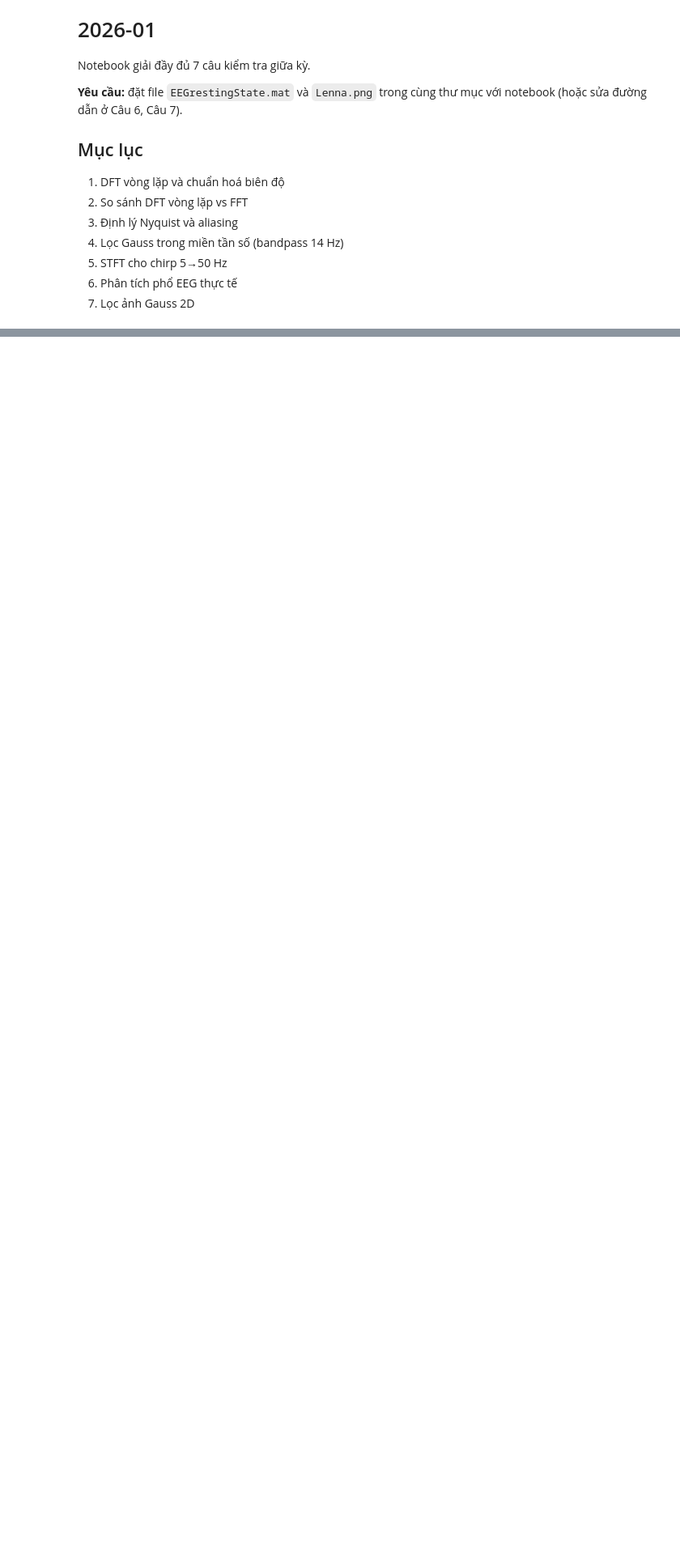
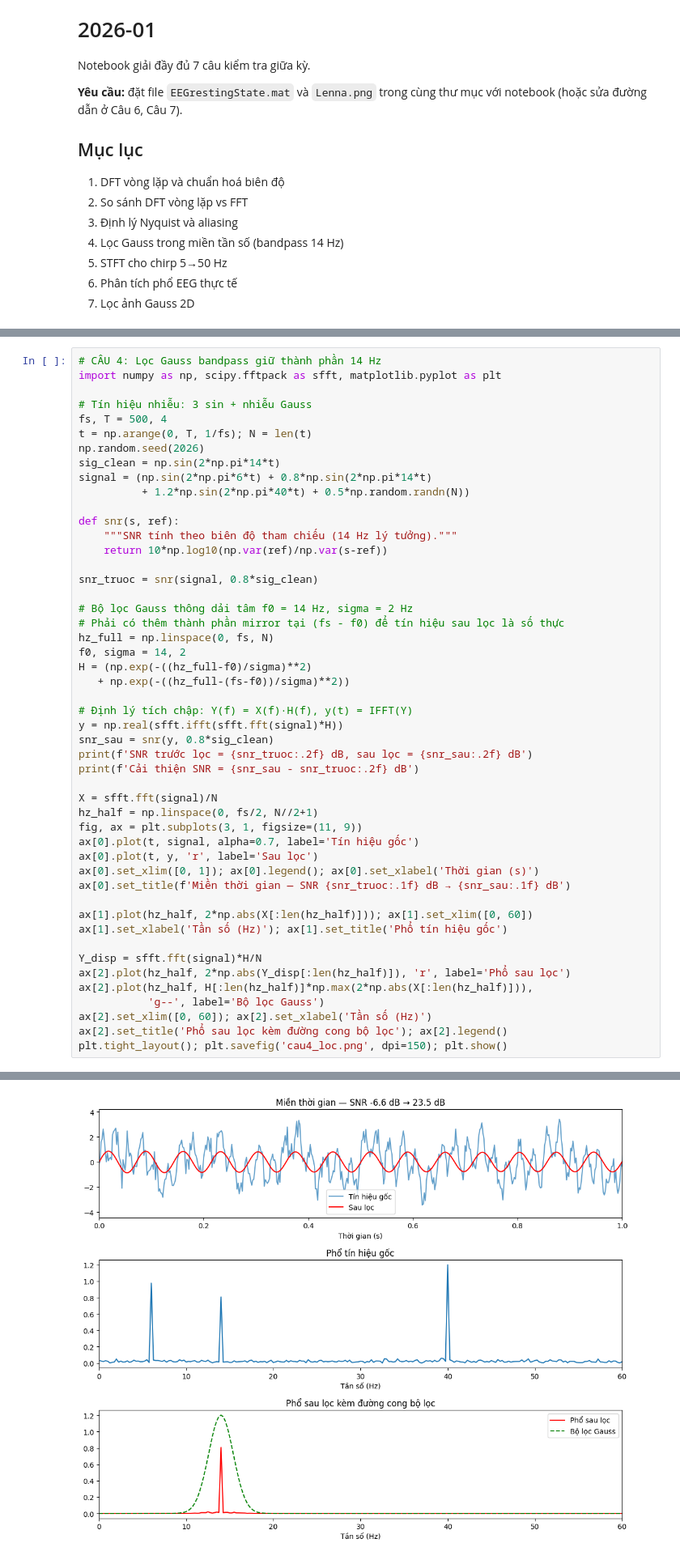
Before and after one commit to Jonathn1001/dsp, a Jupyter notebook: DSP_BienDoiFourier_GiaiBai.ipynb, the cells around one changed output, grey strips where cells are left out. Shown at 81% size. Drawn from its saved outputs; the diff is of its cells as text; blank space fills up the shorter version.

```diff
--- a/DSP_BienDoiFourier_GiaiBai.ipynb
+++ b/DSP_BienDoiFourier_GiaiBai.ipynb
@@ -417,0 +196,50 @@ Tra loi cau hoi phu: HAI ung dung khac cua loc Gauss 2D (ngoai blur va sharpen):
+# %%
+# CÂU 4: Lọc Gauss bandpass giữ thành phần 14 Hz
+import numpy as np, scipy.fftpack as sfft, matplotlib.pyplot as plt
+
+# Tín hiệu nhiễu: 3 sin + nhiễu Gauss
+fs, T = 500, 4
+t = np.arange(0, T, 1/fs); N = len(t)
+np.random.seed(2026)
+sig_clean = np.sin(2*np.pi*14*t)
+signal = (np.sin(2*np.pi*6*t) + 0.8*np.sin(2*np.pi*14*t)
+          + 1.2*np.sin(2*np.pi*40*t) + 0.5*np.random.randn(N))
+
+def snr(s, ref):
+    """SNR tính theo biên độ tham chiếu (14 Hz lý tưởng)."""
+    return 10*np.log10(np.var(ref)/np.var(s-ref))
+
+snr_truoc = snr(signal, 0.8*sig_clean)
+
+# Bộ lọc Gauss thông dải tâm f0 = 14 Hz, sigma = 2 Hz
+# Phải có thêm thành phần mirror tại (fs - f0) để tín hiệu sau lọc là số thực
+hz_full = np.linspace(0, fs, N)
+f0, sigma = 14, 2
+H = (np.exp(-((hz_full-f0)/sigma)**2)
+   + np.exp(-((hz_full-(fs-f0))/sigma)**2))
+
+# Định lý tích chập: Y(f) = X(f)·H(f), y(t) = IFFT(Y)
+y = np.real(sfft.ifft(sfft.fft(signal)*H))
+snr_sau = snr(y, 0.8*sig_clean)
+print(f'SNR trước lọc = {snr_truoc:.2f} dB, sau lọc = {snr_sau:.2f} dB')
+print(f'Cải thiện SNR = {snr_sau - snr_truoc:.2f} dB')
+
+X = sfft.fft(signal)/N
+hz_half = np.linspace(0, fs/2, N//2+1)
+fig, ax = plt.subplots(3, 1, figsize=(11, 9))
+ax[0].plot(t, signal, alpha=0.7, label='Tín hiệu gốc')
+ax[0].plot(t, y, 'r', label='Sau lọc')
+ax[0].set_xlim([0, 1]); ax[0].legend(); ax[0].set_xlabel('Thời gian (s)')
+ax[0].set_title(f'Miền thời gian — SNR {snr_truoc:.1f} dB → {snr_sau:.1f} dB')
+
+ax[1].plot(hz_half, 2*np.abs(X[:len(hz_half)])); ax[1].set_xlim([0, 60])
+ax[1].set_xlabel('Tần số (Hz)'); ax[1].set_title('Phổ tín hiệu gốc')
+
+Y_disp = sfft.fft(signal)*H/N
+ax[2].plot(hz_half, 2*np.abs(Y_disp[:len(hz_half)]), 'r', label='Phổ sau lọc')
+ax[2].plot(hz_half, H[:len(hz_half)]*np.max(2*np.abs(X[:len(hz_half)])),
+           'g--', label='Bộ lọc Gauss')
+ax[2].set_xlim([0, 60]); ax[2].set_xlabel('Tần số (Hz)')
+ax[2].set_title('Phổ sau lọc kèm đường cong bộ lọc'); ax[2].legend()
+plt.tight_layout(); plt.savefig('cau4_loc.png', dpi=150); plt.show()
+# %% [output]
@@ -417,0 +248 @@ Tra loi cau hoi phu: HAI ung dung khac cua loc Gauss 2D (ngoai blur va sharpen):
+[figure, added]
```
Also changed, not shown: parts of 42 cells of this notebook, 10 other files.
